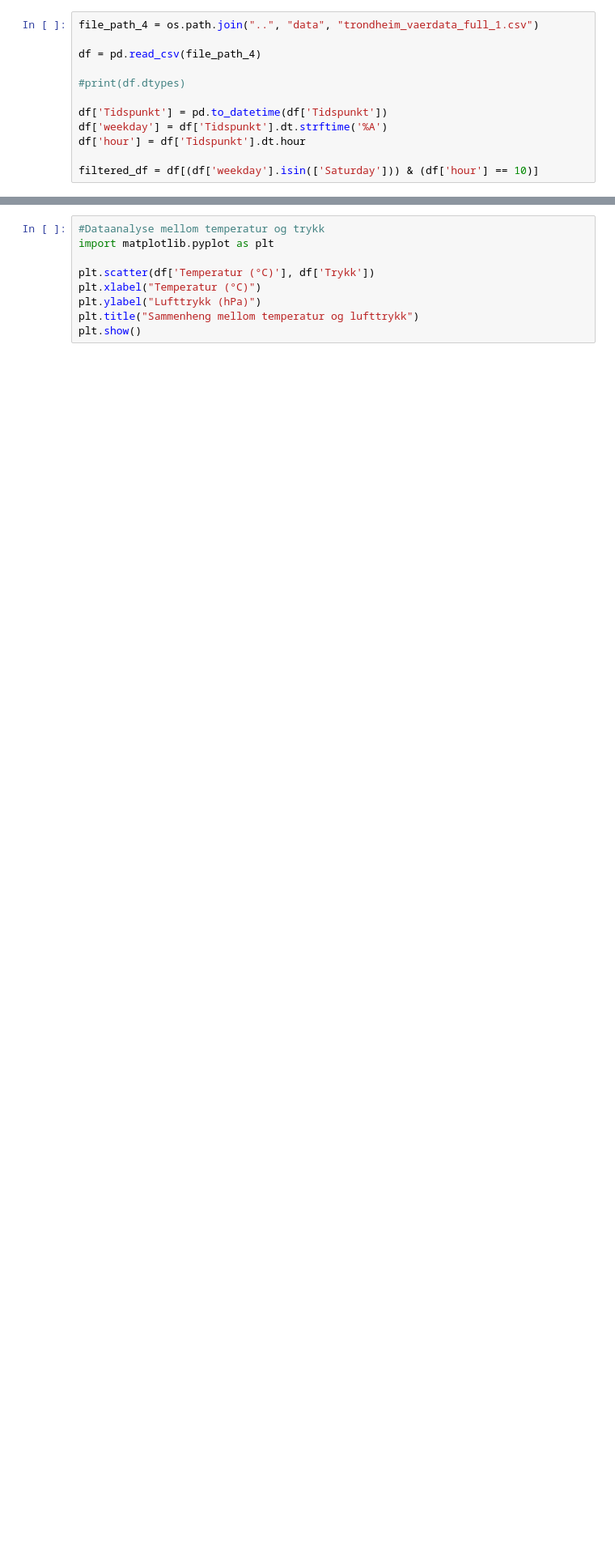
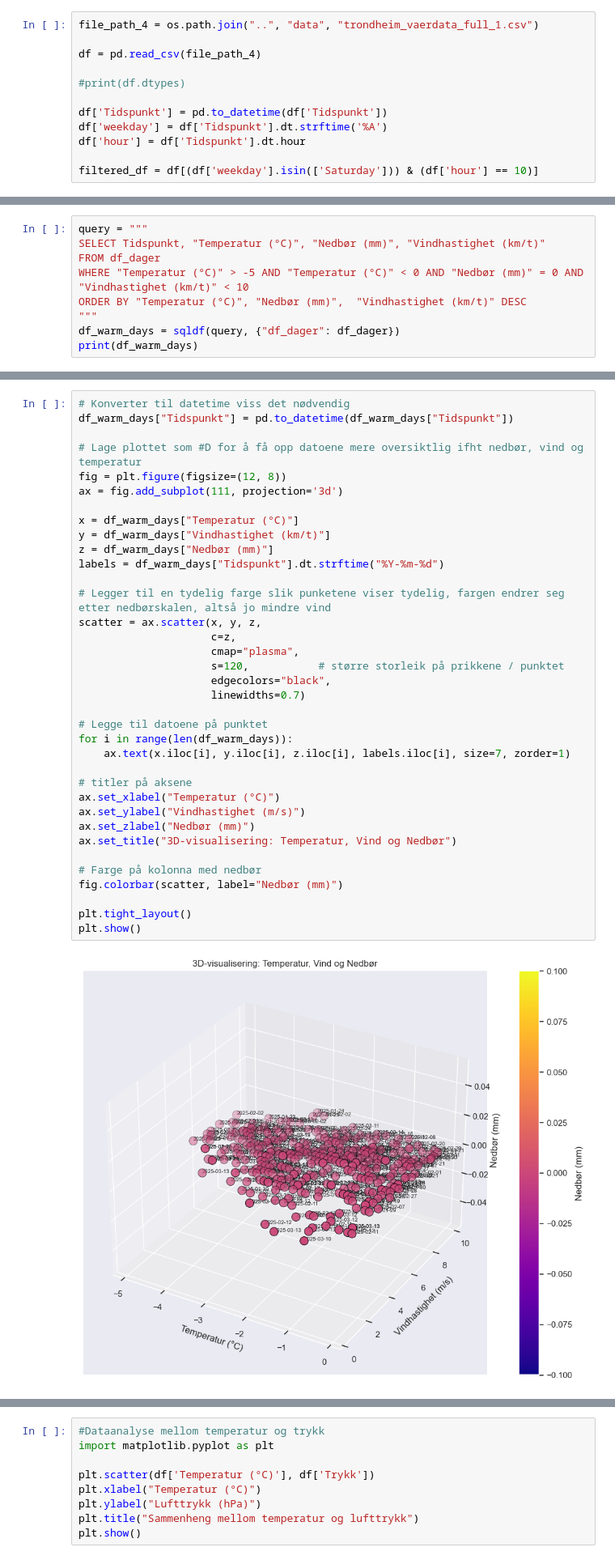
Before and after one commit to friha03/Milj-dataanalyseapplikasjon, a Jupyter notebook: API_Weather/Dataanalyse.ipynb, the cells around one changed output, grey strips where cells are left out. Shown at 81% size. Saved outputs shown, nothing was run; the diff lists cells and outputs as text; blank space fills up the shorter version.

```diff
--- a/API_Weather/Dataanalyse.ipynb
+++ b/API_Weather/Dataanalyse.ipynb
@@ -49,0 +81,9 @@ filtered_df = df[(df['weekday'].isin(['Saturday'])) & (df['hour'] == 10)]
+# %%
+query = """
+SELECT Tidspunkt, "Temperatur (°C)", "Nedbør (mm)", "Vindhastighet (km/t)"
+FROM df_dager
+WHERE "Temperatur (°C)" > -5 AND "Temperatur (°C)" < 0 AND "Nedbør (mm)" = 0 AND "Vindhastighet (km/t)" < 10
+ORDER BY "Temperatur (°C)", "Nedbør (mm)",  "Vindhastighet (km/t)" DESC
+"""
+df_warm_days = sqldf(query, {"df_dager": df_dager})
+print(df_warm_days)
@@ -50,3 +113,41 @@ filtered_df = df[(df['weekday'].isin(['Saturday'])) & (df['hour'] == 10)]
+# %%
+# Konverter til datetime viss det nødvendig
+df_warm_days["Tidspunkt"] = pd.to_datetime(df_warm_days["Tidspunkt"])
+
+# Lage plottet som #D for å få opp datoene mere oversiktlig ifht nedbør, vind og temperatur
+fig = plt.figure(figsize=(12, 8))
+ax = fig.add_subplot(111, projection='3d')
+
+x = df_warm_days["Temperatur (°C)"]
+y = df_warm_days["Vindhastighet (km/t)"]
+z = df_warm_days["Nedbør (mm)"]
+labels = df_warm_days["Tidspunkt"].dt.strftime("%Y-%m-%d")
+
+# Legger til en tydelig farge slik punketene viser tydelig, fargen endrer seg etter nedbørskalen, altså jo mindre vind
+scatter = ax.scatter(x, y, z,
+                     c=z,
+                     cmap="plasma",
+                     s=120,           # større storleik på prikkene / punktet
+                     edgecolors="black",
+                     linewidths=0.7)
+
+# Legge til datoene på punktet
+for i in range(len(df_warm_days)):
+    ax.text(x.iloc[i], y.iloc[i], z.iloc[i], labels.iloc[i], size=7, zorder=1)
+
+# titler på aksene
+ax.set_xlabel("Temperatur (°C)")
+ax.set_ylabel("Vindhastighet (m/s)")
+ax.set_zlabel("Nedbør (mm)")
+ax.set_title("3D-visualisering: Temperatur, Vind og Nedbør")
+
+# Farge på kolonna med nedbør
+fig.colorbar(scatter, label="Nedbør (mm)")
+
+plt.tight_layout()
+plt.show()
+# %% [output]
+[figure, added]
 # %%
 #Lager plots med seaborn i stedet for matplotlib
 
```
Also changed, not shown: parts of 3 cells of this notebook, 1 other file.
